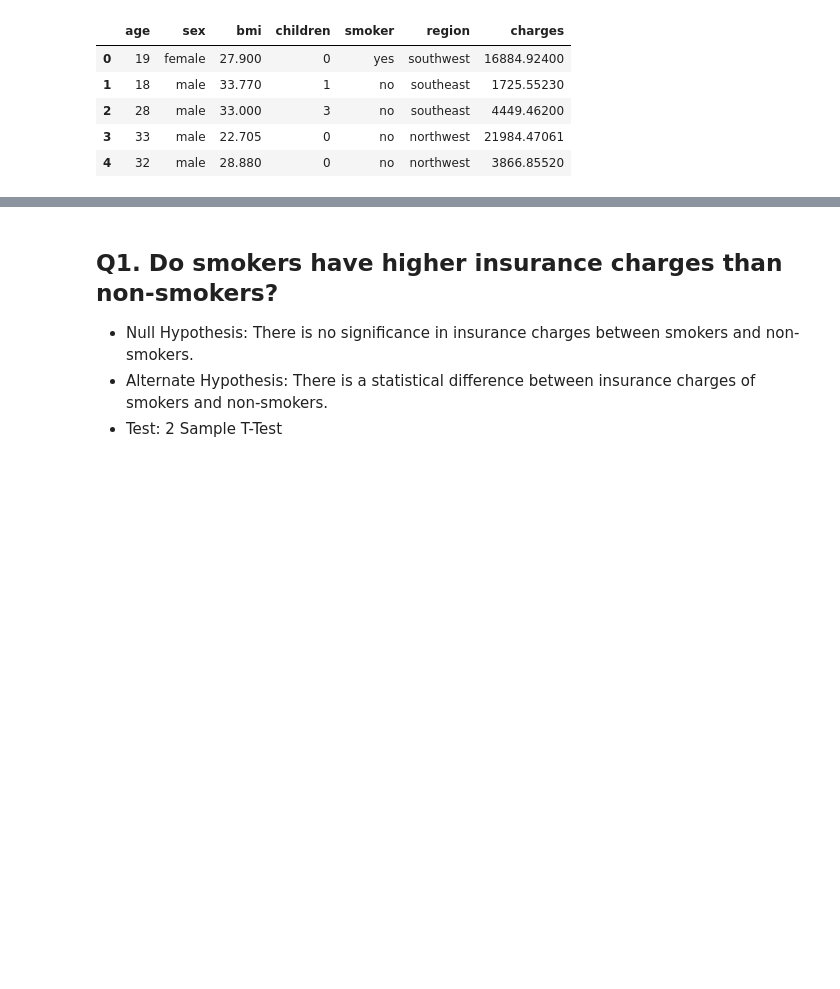
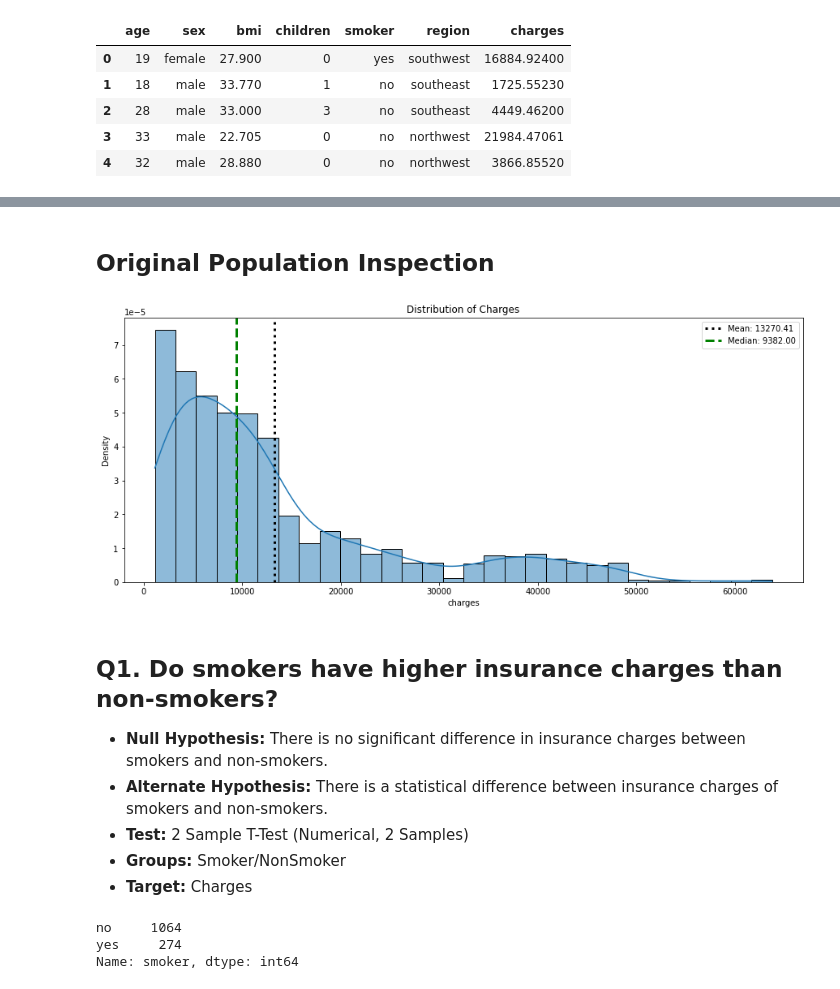
Before and after one commit to lindseyvanosky/Hypothesis-Testing-Exercise, a Jupyter notebook: Hypothesis Testing with Insurance Data (Core).ipynb, the cells around one changed output, grey strips where cells are left out. Drawn from its saved outputs; the diff is of its cells as text; code cells hidden in the pictures; blank space fills up the shorter version.

```diff
--- a/Hypothesis Testing with Insurance Data (Core).ipynb
+++ b/Hypothesis Testing with Insurance Data (Core).ipynb
@@ -20,5 +37,29 @@ df.head()
+# %% [markdown]
+## Original Population Inspection
+# %%
+data = df["charges"].copy().round()
+mean = np.mean(data)
+med = np.median(data)
+
+fig, ax = plt.subplots(figsize=(15,6))
+sns.histplot(x=data,kde=True,ax=ax,stat='density')
+ax.set_title("Distribution of Charges")
+
+ax.axvline(mean,ls=':', color='black', lw=3, label =f"Mean: {mean:.2f}")
+ax.axvline(med,ls='--', color='green', lw=3, label =f"Median: {med:.2f}")
+ax.legend();
+# %% [output]
+[figure, added]
 # %% [markdown]
 ## Q1. Do smokers have higher insurance charges than non-smokers?
-- Null Hypothesis: There is no significance in insurance charges between smokers and non-smokers.
-- Alternate Hypothesis: There is a statistical difference between insurance charges of smokers and non-smokers.
-- Test: 2 Sample T-Test
+- **Null Hypothesis:** There is no significant difference in insurance charges between smokers and non-smokers.
+- **Alternate Hypothesis:** There is a statistical difference between insurance charges of smokers and non-smokers.
+- **Test:** 2 Sample T-Test (Numerical, 2 Samples)
+- **Groups:** Smoker/NonSmoker
+- **Target:** Charges
+# %%
+df["smoker"].value_counts()
+# %% [output]
+no     1064
+yes     274
+Name: smoker, dtype: int64
```
Also changed, not shown: parts of 33 cells of this notebook.
